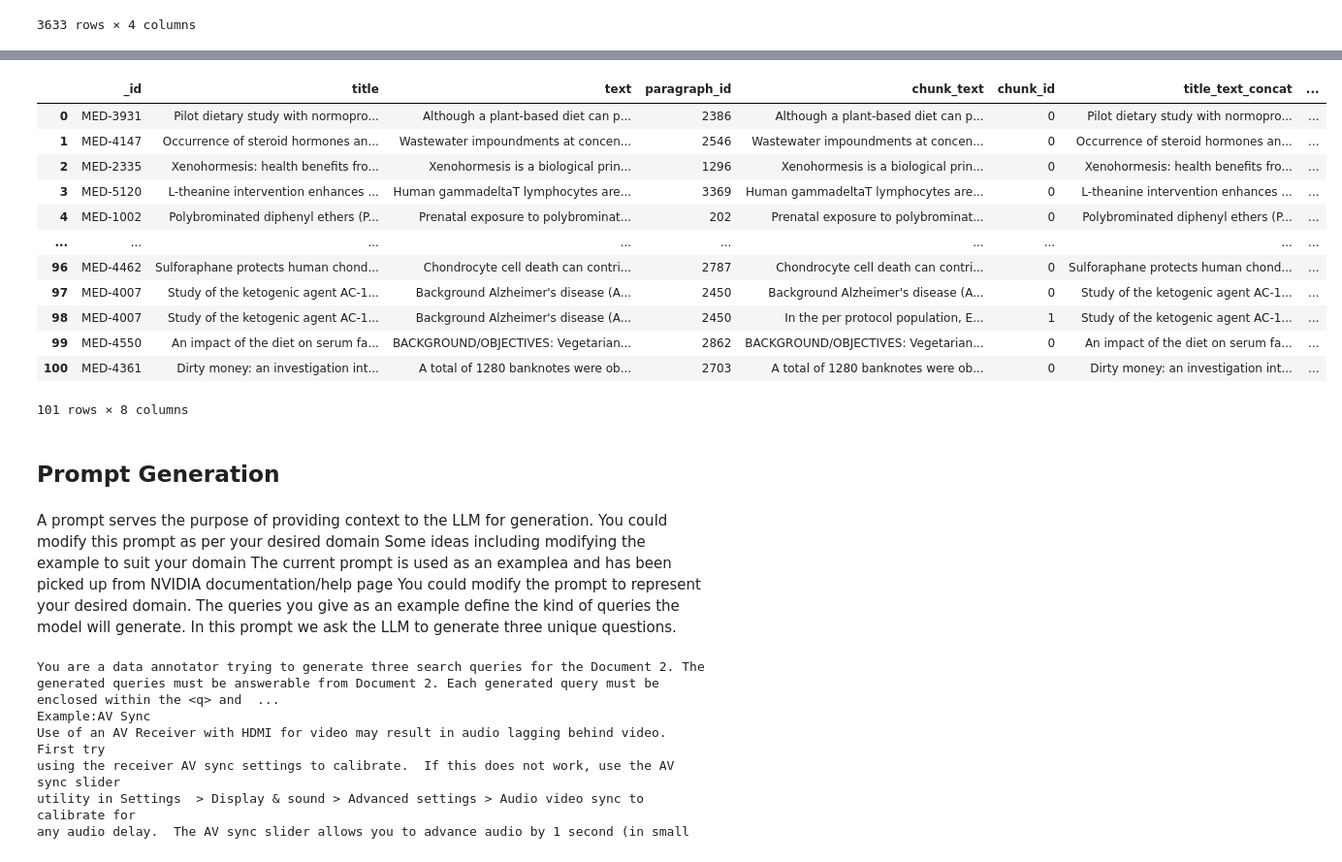
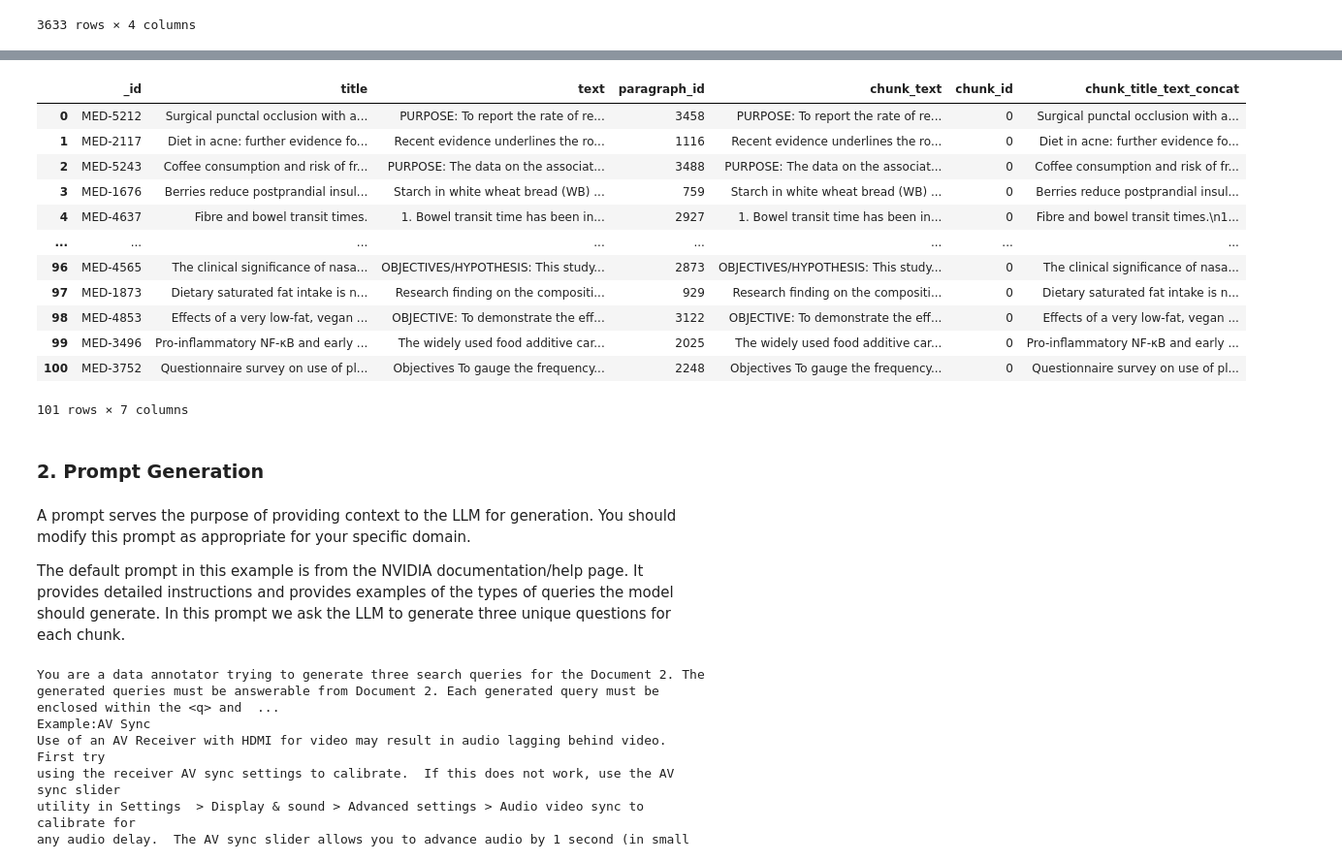
Before and after one commit to NVIDIA/GenerativeAIExamples, a Jupyter notebook: community/synthetic-data-retriever-customization/synthetic_data_generation_nemo.ipynb, the cells around one changed output, grey strips where cells are left out. Shown: that part at 97% size. Drawn from its saved outputs; the diff is of its cells as text; code cells hidden in the pictures.

```diff
--- a/community/synthetic-data-retriever-customization/synthetic_data_generation_nemo.ipynb
+++ b/community/synthetic-data-retriever-customization/synthetic_data_generation_nemo.ipynb
@@ -174,29 +198,27 @@ kb
 101 rows × 6 columns
 # %%
-kb["title_text_concat"] = kb["title"] + "\n" + kb["text"]
 kb["chunk_title_text_concat"] = kb["title"] + "\n" + kb["chunk_text"]
 kb
 # %% [output]
-|  | _id | title | text | paragraph_id | chunk_text | chunk_id | title_text_concat | ... |
-| 0 | MED-3931 | Pilot dietary study with normopro... | Although a plant-based diet can p... | 2386 | Although a plant-based diet can p... | 0 | Pilot dietary study with normopro... | ... |
-| 1 | MED-4147 | Occurrence of steroid hormones an... | Wastewater impoundments at concen... | 2546 | Wastewater impoundments at concen... | 0 | Occurrence of steroid hormones an... | ... |
-| 2 | MED-2335 | Xenohormesis: health benefits fro... | Xenohormesis is a biological prin... | 1296 | Xenohormesis is a biological prin... | 0 | Xenohormesis: health benefits fro... | ... |
-| 3 | MED-5120 | L-theanine intervention enhances ... | Human gammadeltaT lymphocytes are... | 3369 | Human gammadeltaT lymphocytes are... | 0 | L-theanine intervention enhances ... | ... |
-| 4 | MED-1002 | Polybrominated diphenyl ethers (P... | Prenatal exposure to polybrominat... | 202 | Prenatal exposure to polybrominat... | 0 | Polybrominated diphenyl ethers (P... | ... |
-| ... | ... | ... | ... | ... | ... | ... | ... | ... |
-| 96 | MED-4462 | Sulforaphane protects human chond... | Chondrocyte cell death can contri... | 2787 | Chondrocyte cell death can contri... | 0 | Sulforaphane protects human chond... | ... |
-| 97 | MED-4007 | Study of the ketogenic agent AC-1... | Background Alzheimer's disease (A... | 2450 | Background Alzheimer's disease (A... | 0 | Study of the ketogenic agent AC-1... | ... |
-| 98 | MED-4007 | Study of the ketogenic agent AC-1... | Background Alzheimer's disease (A... | 2450 | In the per protocol population, E... | 1 | Study of the ketogenic agent AC-1... | ... |
-| 99 | MED-4550 | An impact of the diet on serum fa... | BACKGROUND/OBJECTIVES: Vegetarian... | 2862 | BACKGROUND/OBJECTIVES: Vegetarian... | 0 | An impact of the diet on serum fa... | ... |
-| 100 | MED-4361 | Dirty money: an investigation int... | A total of 1280 banknotes were ob... | 2703 | A total of 1280 banknotes were ob... | 0 | Dirty money: an investigation int... | ... |
+|  | _id | title | text | paragraph_id | chunk_text | chunk_id | chunk_title_text_concat |
+| 0 | MED-5212 | Surgical punctal occlusion with a... | PURPOSE: To report the rate of re... | 3458 | PURPOSE: To report the rate of re... | 0 | Surgical punctal occlusion with a... |
+| 1 | MED-2117 | Diet in acne: further evidence fo... | Recent evidence underlines the ro... | 1116 | Recent evidence underlines the ro... | 0 | Diet in acne: further evidence fo... |
+| 2 | MED-5243 | Coffee consumption and risk of fr... | PURPOSE: The data on the associat... | 3488 | PURPOSE: The data on the associat... | 0 | Coffee consumption and risk of fr... |
+| 3 | MED-1676 | Berries reduce postprandial insul... | Starch in white wheat bread (WB) ... | 759 | Starch in white wheat bread (WB) ... | 0 | Berries reduce postprandial insul... |
+| 4 | MED-4637 | Fibre and bowel transit times. | 1. Bowel transit time has been in... | 2927 | 1. Bowel transit time has been in... | 0 | Fibre and bowel transit times.\n1... |
+| ... | ... | ... | ... | ... | ... | ... | ... |
+| 96 | MED-4565 | The clinical significance of nasa... | OBJECTIVES/HYPOTHESIS: This study... | 2873 | OBJECTIVES/HYPOTHESIS: This study... | 0 | The clinical significance of nasa... |
+| 97 | MED-1873 | Dietary saturated fat intake is n... | Research finding on the compositi... | 929 | Research finding on the compositi... | 0 | Dietary saturated fat intake is n... |
+| 98 | MED-4853 | Effects of a very low-fat, vegan ... | OBJECTIVE: To demonstrate the eff... | 3122 | OBJECTIVE: To demonstrate the eff... | 0 | Effects of a very low-fat, vegan ... |
+| 99 | MED-3496 | Pro-inflammatory NF-κB and early ... | The widely used food additive car... | 2025 | The widely used food additive car... | 0 | Pro-inflammatory NF-κB and early ... |
+| 100 | MED-3752 | Questionnaire survey on use of pl... | Objectives To gauge the frequency... | 2248 | Objectives To gauge the frequency... | 0 | Questionnaire survey on use of pl... |
-101 rows × 8 columns
+101 rows × 7 columns
 # %% [markdown]
-## Prompt Generation
+### 2. Prompt Generation
 # %% [markdown]
-A prompt serves the purpose of providing context to the LLM for generation. You could modify this prompt as per your desired domain
-Some ideas including modifying the example to suit your domain
-The current prompt is used as an examplea and has been picked up from NVIDIA documentation/help page
-You could modify the prompt to represent your desired domain. The queries you give as an example  define the kind of queries the model will generate. In this prompt we ask the LLM to generate three unique questions.
+A prompt serves the purpose of providing context to the LLM for generation. You should modify this prompt as appropriate for your specific domain.
+
+The default prompt in this example is from the NVIDIA documentation/help page. It provides detailed instructions and provides examples of the types of queries the model should generate. In this prompt we ask the LLM to generate three unique questions for each chunk.
 # %%
 system_prompt = """You are a data annotator trying to generate three search queries for the Document 2. The generated queries must be answerable from Document 2. Each generated query must be enclosed within the <q> and </q> tags as shown in Example. Only generate the query, do not generate the answer. An example is:\n"""
 
```
Also changed, not shown: parts of 67 cells of this notebook.
